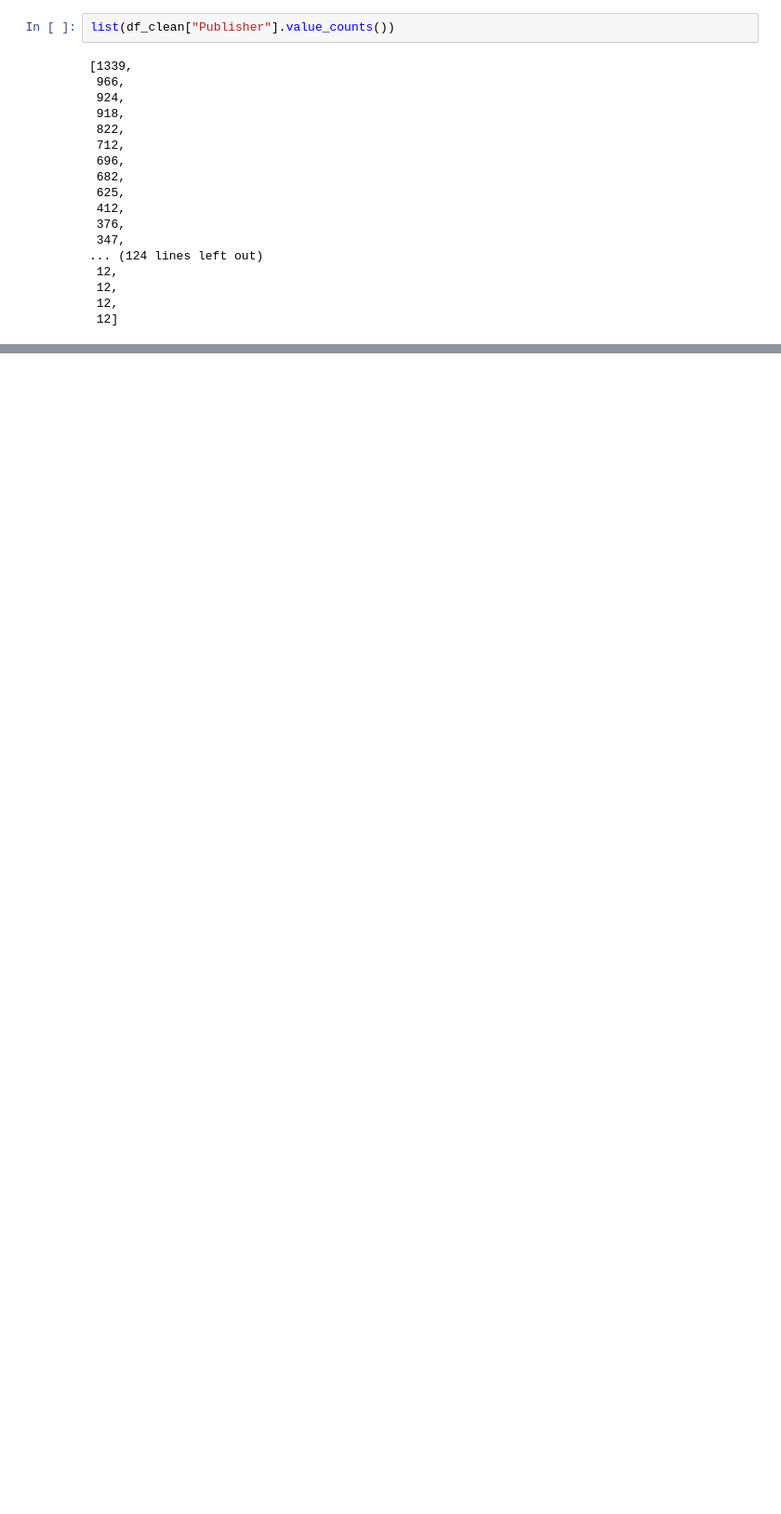
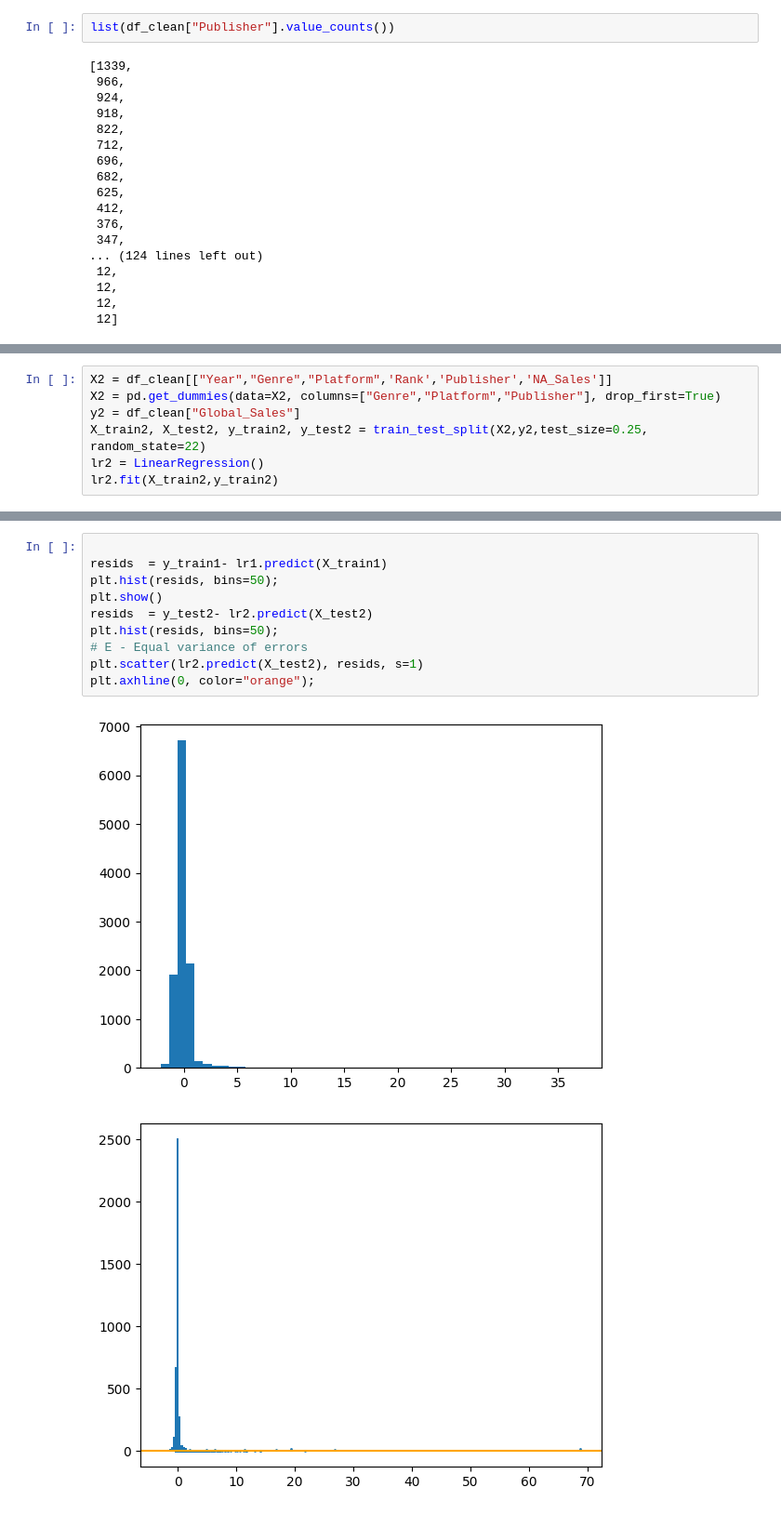
Before and after one commit to Abdullab8/games-sales-regression-model, a Jupyter notebook: notebook.ipynb, the cells around one changed output, grey strips where cells are left out. Shown: that part at 93% size. Cells and saved outputs as stored; diff of their text form; blank space fills up the shorter version.

```diff
--- a/notebook.ipynb
+++ b/notebook.ipynb
@@ -157,0 +178,7 @@ metrics.r2_score(y_test1,lr1.predict(X_test1))
+# %%
+X2 = df_clean[["Year","Genre","Platform",'Rank','Publisher','NA_Sales']]
+X2 = pd.get_dummies(data=X2, columns=["Genre","Platform","Publisher"], drop_first=True)
+y2 = df_clean["Global_Sales"]
+X_train2, X_test2, y_train2, y_test2 = train_test_split(X2,y2,test_size=0.25, random_state=22)
+lr2 = LinearRegression()
+lr2.fit(X_train2,y_train2)
@@ -177,0 +220,13 @@ print__metrics(y_test1, lr1.predict(X_test1),"liner model 1: test data")
+# %%
+
+resids  = y_train1- lr1.predict(X_train1)
+plt.hist(resids, bins=50);
+plt.show()
+resids  = y_test2- lr2.predict(X_test2)
+plt.hist(resids, bins=50);
+# E - Equal variance of errors
+plt.scatter(lr2.predict(X_test2), resids, s=1)
+plt.axhline(0, color="orange");
+# %% [output]
+[figure, added]
+[figure, added]
```
Also changed, not shown: parts of 16 cells of this notebook.
